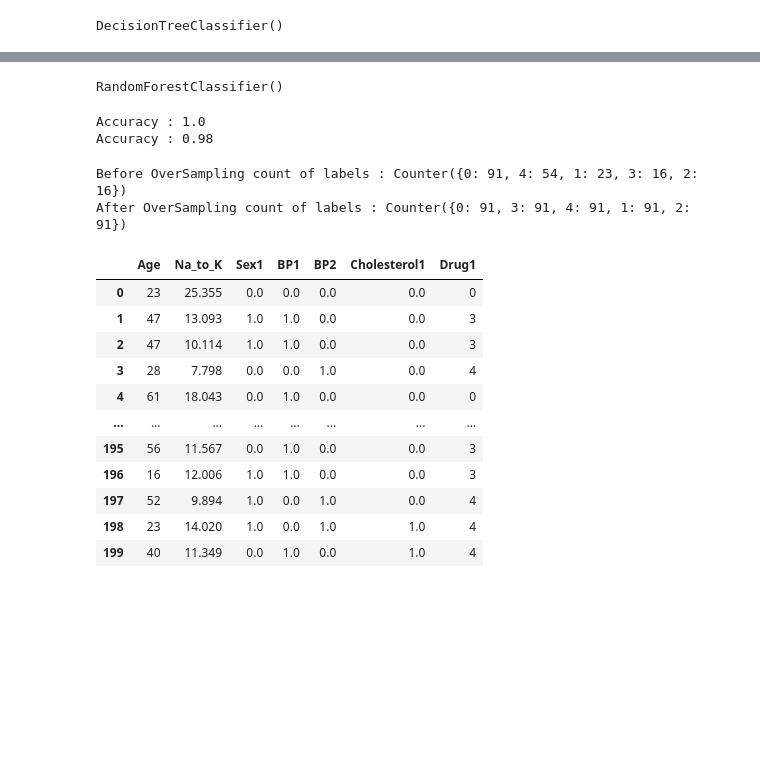
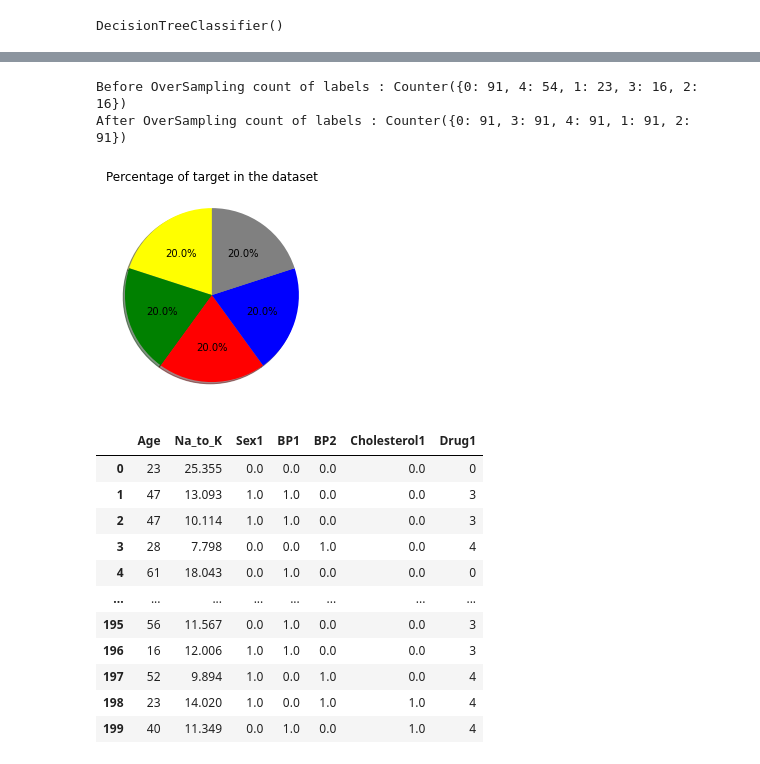
Before and after one commit to MAboElFottouh/ML_predict_drugs, a Jupyter notebook: predict__drugs.ipynb, the cells around one changed output, grey strips where cells are left out. Saved outputs shown, nothing was run; the diff lists cells and outputs as text; code cells hidden in the pictures; blank space fills up the shorter version.

```diff
--- a/predict__drugs.ipynb
+++ b/predict__drugs.ipynb
@@ -215,20 +215,3 @@ Accuracy : 0.98
-# %%
-from sklearn.ensemble import RandomForestClassifier
-models1 = RandomForestClassifier()
-models1.fit(train_X,train_y)
-# %% [output]
-RandomForestClassifier()
-# %%
-#On train Set
-from sklearn.metrics import accuracy_score,recall_score,precision_score,f1_score
-y_pred=models1.predict(train_X)
-print("Accuracy :" ,accuracy_score(train_y,y_pred))
-#On test Set
-y_pred=models1.predict(test_X)
-print("Accuracy :" ,accuracy_score(test_y,y_pred))
-# %% [output]
-Accuracy : 1.0
-Accuracy : 0.98
 # %%
 from collections import Counter
 from imblearn.over_sampling import SMOTE
@@ -240,6 +223,15 @@ print("After OverSampling count of labels : {} ".format(Counter(y_ov)))
 # %% [output]
 Before OverSampling count of labels : Counter({0: 91, 4: 54, 1: 23, 3: 16, 2: 16})
 After OverSampling count of labels : Counter({0: 91, 3: 91, 4: 91, 1: 91, 2: 91})
+# %%
+from matplotlib import pyplot as plt
+sizes = y_ov.value_counts(sort = True)
+colors = ["yellow","green",'red','blue','grey']
+plt.pie(sizes, colors=colors, autopct='%1.1f%%', shadow=True, startangle=90,)
+plt.title('Percentage of target in the dataset')
+plt.show()
+# %% [output]
+[figure, added]
 # %%
 data
 # %% [output]
```
Also changed, not shown: parts of 6 cells of this notebook.
